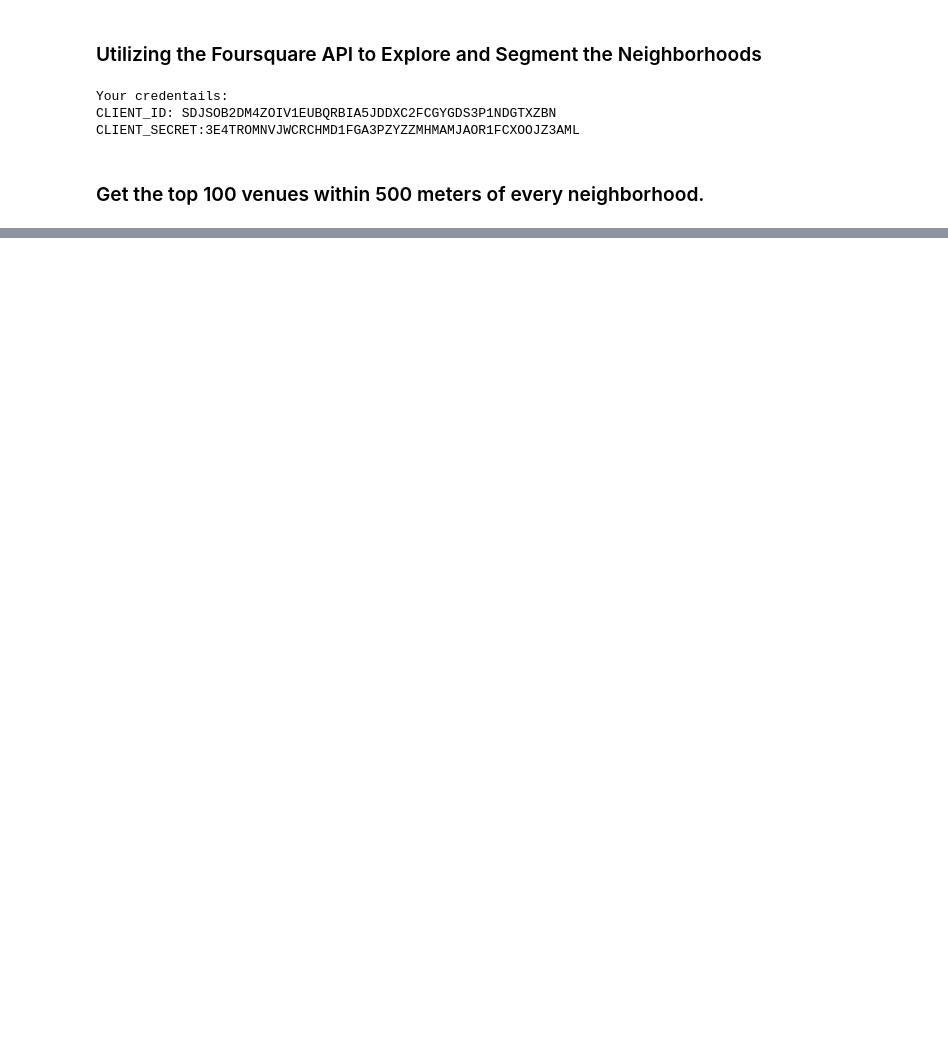
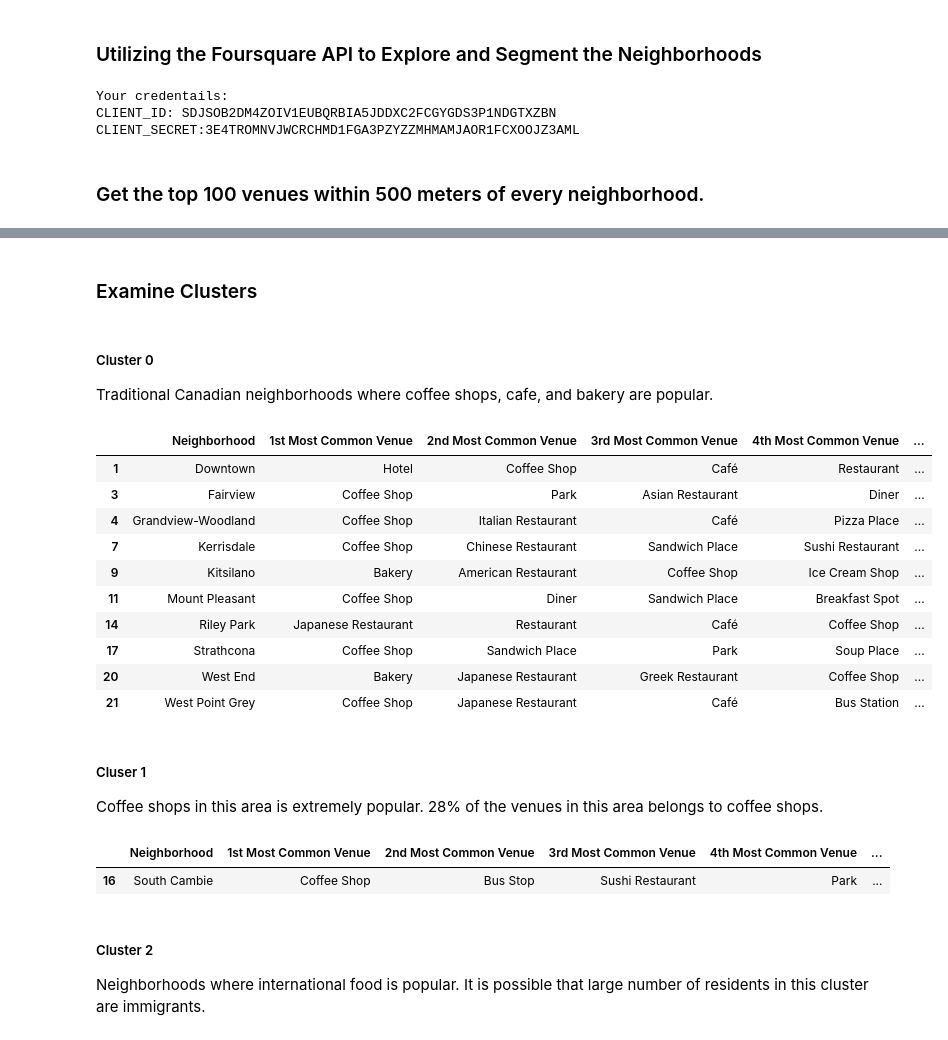
Before and after one commit to aresgtr/IBM-DataScience-Coursera, a Jupyter notebook: Capstone/Analyzing Coffee Shops in Vancouver, Canada.ipynb, the cells around one changed output, grey strips where cells are left out. Drawn from its saved outputs; the diff is of its cells as text; code cells hidden in the pictures; blank space fills up the shorter version.

```diff
--- a/Capstone/Analyzing Coffee Shops in Vancouver, Canada.ipynb
+++ b/Capstone/Analyzing Coffee Shops in Vancouver, Canada.ipynb
@@ -219,0 +494,33 @@ def getNearbyVenues(names, latitudes, longitudes, radius=500):
+# %% [markdown]
+### Examine Clusters
+# %% [markdown]
+##### Cluster 0
+
+Traditional Canadian neighborhoods where coffee shops, cafe, and bakery are popular.
+# %%
+vancouver_merged.loc[vancouver_merged['Cluster Labels'] == 0, vancouver_merged.columns[[0] + list(range(4, vancouver_merged.shape[1]))]]
+# %% [output]
+|  | Neighborhood | 1st Most Common Venue | 2nd Most Common Venue | 3rd Most Common Venue | 4th Most Common Venue | ... |
+| 1 | Downtown | Hotel | Coffee Shop | Café | Restaurant | ... |
+| 3 | Fairview | Coffee Shop | Park | Asian Restaurant | Diner | ... |
+| 4 | Grandview-Woodland | Coffee Shop | Italian Restaurant | Café | Pizza Place | ... |
+| 7 | Kerrisdale | Coffee Shop | Chinese Restaurant | Sandwich Place | Sushi Restaurant | ... |
+| 9 | Kitsilano | Bakery | American Restaurant | Coffee Shop | Ice Cream Shop | ... |
+| 11 | Mount Pleasant | Coffee Shop | Diner | Sandwich Place | Breakfast Spot | ... |
+| 14 | Riley Park | Japanese Restaurant | Restaurant | Café | Coffee Shop | ... |
+| 17 | Strathcona | Coffee Shop | Sandwich Place | Park | Soup Place | ... |
+| 20 | West End | Bakery | Japanese Restaurant | Greek Restaurant | Coffee Shop | ... |
+| 21 | West Point Grey | Coffee Shop | Japanese Restaurant | Café | Bus Station | ... |
+# %% [markdown]
+##### Cluser 1
+
+Coffee shops in this area is extremely popular. 28% of the venues in this area belongs to coffee shops.
+# %%
+vancouver_merged.loc[vancouver_merged['Cluster Labels'] == 2, vancouver_merged.columns[[0] + list(range(4, vancouver_merged.shape[1]))]]
+# %% [output]
+|  | Neighborhood | 1st Most Common Venue | 2nd Most Common Venue | 3rd Most Common Venue | 4th Most Common Venue | ... |
+| 16 | South Cambie | Coffee Shop | Bus Stop | Sushi Restaurant | Park | ... |
+# %% [markdown]
+##### Cluster 2
+
+Neighborhoods where international food is popular. It is possible that large number of residents in this cluster are immigrants.
```
Also changed, not shown: parts of 38 cells of this notebook.
